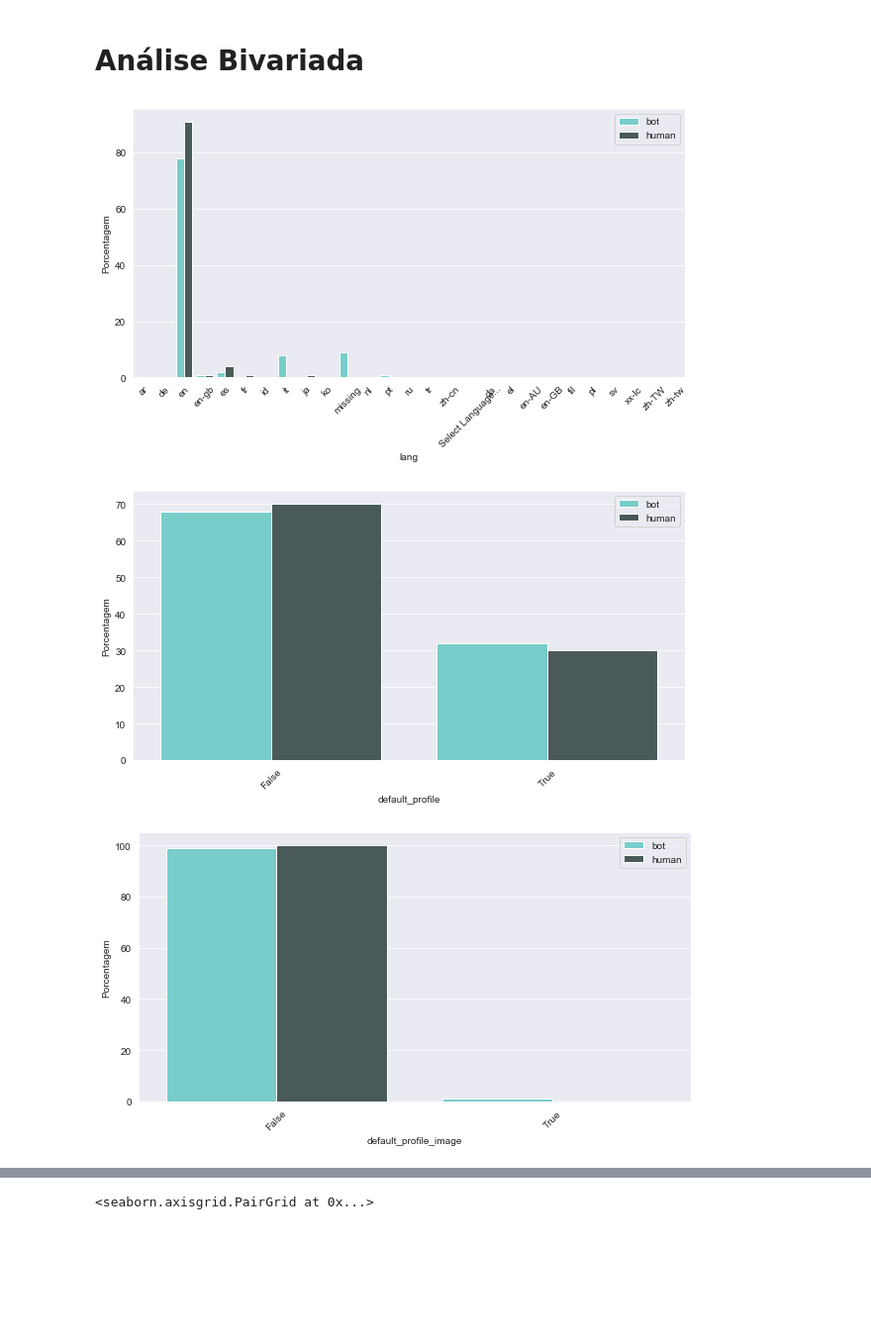
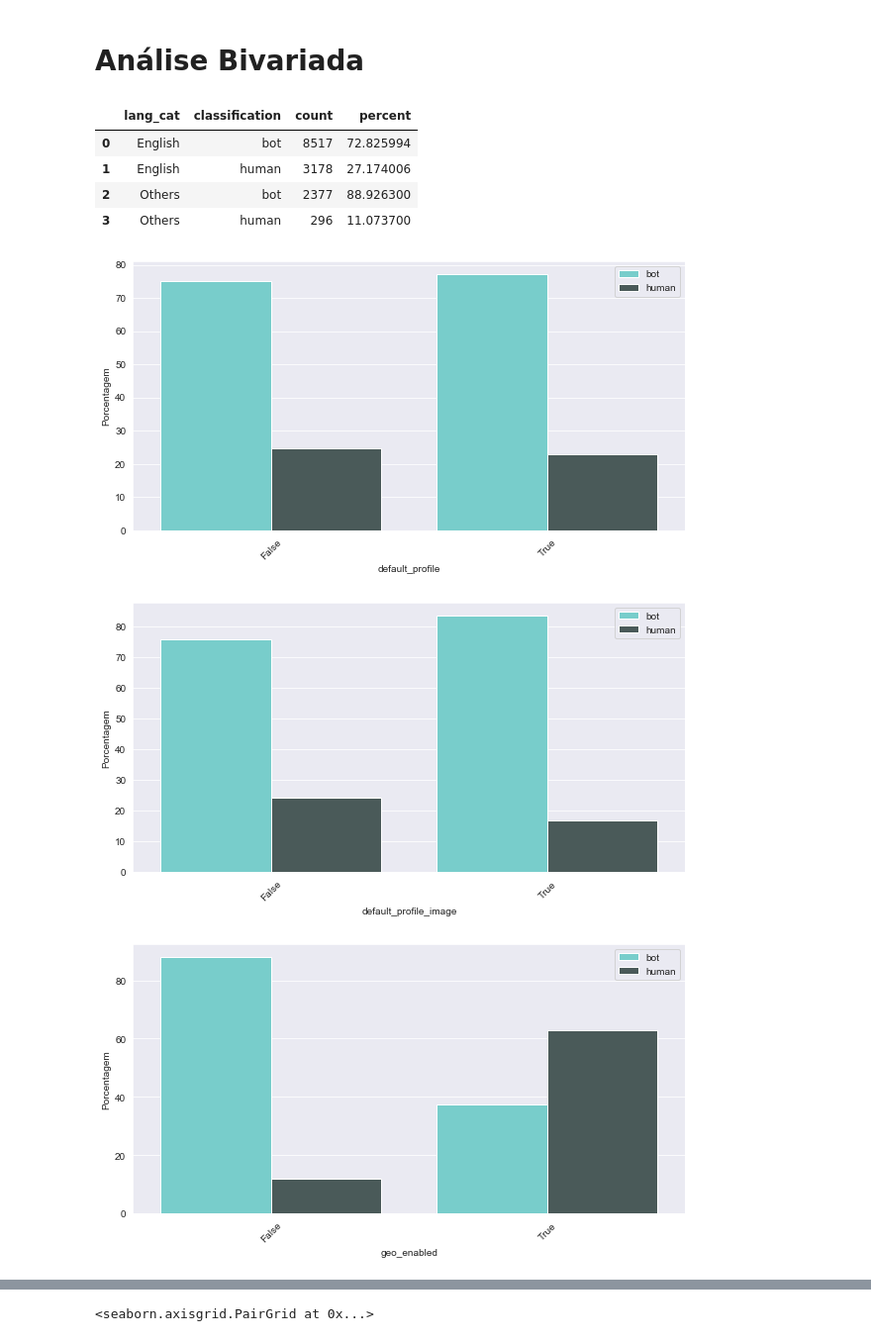
Before and after one commit to fdaleffi/tcc, a Jupyter notebook: codigo entrega 2/Analise_Exploratoria.ipynb, the cells around one changed output, grey strips where cells are left out. Shown at 99% size. Drawn from its saved outputs; the diff is of its cells as text; code cells hidden in the pictures; blank space fills up the shorter version.

```diff
--- a/codigo entrega 2/Analise_Exploratoria.ipynb
+++ b/codigo entrega 2/Analise_Exploratoria.ipynb
@@ -104,9 +100,11 @@ df_accounts[bool_vars] = df_accounts[bool_vars].astype('object')
 # %%
 # Categorizando idioma
 df_accounts['lang_cat'] = np.where(df_accounts.lang == 'en', 'English', 'Others')
+df_accounts.drop('lang', inplace = True, axis = 1)
 # %%
 # separando variaveis categoricas
 cat_vars = df_accounts.select_dtypes('object').columns
+cat_vars = cat_vars.drop(['classification', 'dataset'])
 # %%
 # configurando paleta de cores identidade visual FIA
 palette = ['#6ADBD9','#485C5B','#B0E1E0', '#434343','#204242','#2C5C5B', '#8F8F8F', '#CFCFCF','#4F4F4F']
@@ -209,44 +207,47 @@ plt.xticks(rotation=45);
 [figure]
 # %% [markdown]
 # Análise Bivariada
+# %%
+### TEMP ### DELETAR ESSA CELULA
+
+var = 'lang_cat'
+df_tmp = (
+    df_accounts
+        .groupby([var, 'classification'])
+        .agg(count = (var,'count'))
+        .reset_index()
+)
+
+df_tmp['percent'] = df_tmp.groupby(var).apply(lambda x: 100 * x['count']/ (x['count'].sum())).reset_index()['count']
+df_tmp
+# %% [output]
+|  | lang_cat | classification | count | percent |
+| 0 | English | bot | 8517 | 72.825994 |
+| 1 | English | human | 3178 | 27.174006 |
+| 2 | Others | bot | 2377 | 88.926300 |
+| 3 | Others | human | 296 | 11.073700 |
 # %%
-total_humano = df_accounts[df_accounts['classification'] == "human"].shape[0]
-total_bot = df_accounts[df_accounts['classification'] == "bot"].shape[0]
+# IMPRIMIR GRAFICOS DE BARRA PROPORCAO
 
 for var in cat_vars:
 
-    # nao plotar a classificacao
-    if (var != 'classification' and var != 'dataset'):
+    df_tmp = (
+        df_accounts
+            .groupby([var, 'classification'])
+            .agg(count = (var,'count'))
+            .reset_index()
+    )
 
-        #prop human
-        prop_human = (
-            df_accounts
-                .where(df_accounts['classification' ]== 'human')
-                .groupby([var, 'classification'])
-                .agg(count = (var, 'count'))
-                .assign(percent = lambda x: round((x['count'] / total_humano) * 100))
-                .reset_index()
-        )
+    df_tmp['percent'] = df_tmp.groupby(var).apply(lambda x: 100 * x['count']/ (x['count'].sum())).reset_index()['count']
 
-        # prop Bot
-        prop_bot = (
-            df_accounts
-                .where(df_accounts['classification' ]== 'bot')
-                .groupby([var, 'classification'])
-                .agg(count = (var, 'count'))
-                .assign(percent = lambda x: round((x['count'] / total_bot) * 100))
-                .reset_index()
-        )
-
-        prop = pd.concat([prop_bot, prop_human])
-
-        fig, axs = plt.subplots(ncols=1, figsize=(10,5), nrows=1)
-        chart = sns.barplot(data=prop, x= var, y = 'percent', hue='classification')
-        chart.set(xlabel = var, ylabel='Porcentagem')
-        chart.legend(loc='upper right');
-        plt.xticks(rotation=45);
-        plt.show()
+    sns.set_style("darkgrid")
+    fig, axs = plt.subplots(ncols=1, figsize=(10,5), nrows=1)
+    chart = sns.barplot(data=df_tmp, x= var, y = 'percent', hue='classification')
+    chart.set(xlabel = var, ylabel='Porcentagem')
+    chart.legend(loc='upper right');
+    plt.xticks(rotation=45);
+    plt.show()
 # %% [output]
-[figure, old version]
+[figure, new version]
-[figure, old version]
+[figure, new version]
-[figure, old version]
+[figure, new version]
```
Also changed, not shown: parts of 12 cells of this notebook, 9 other files.
